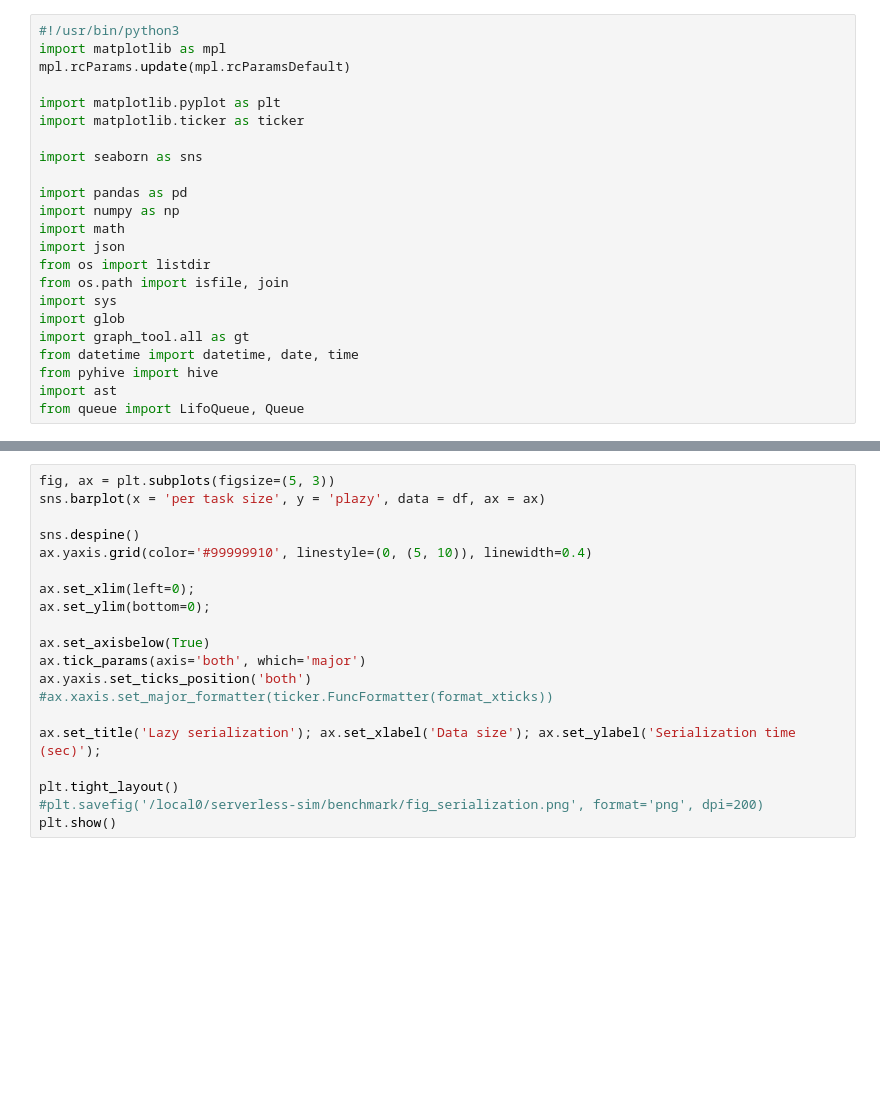
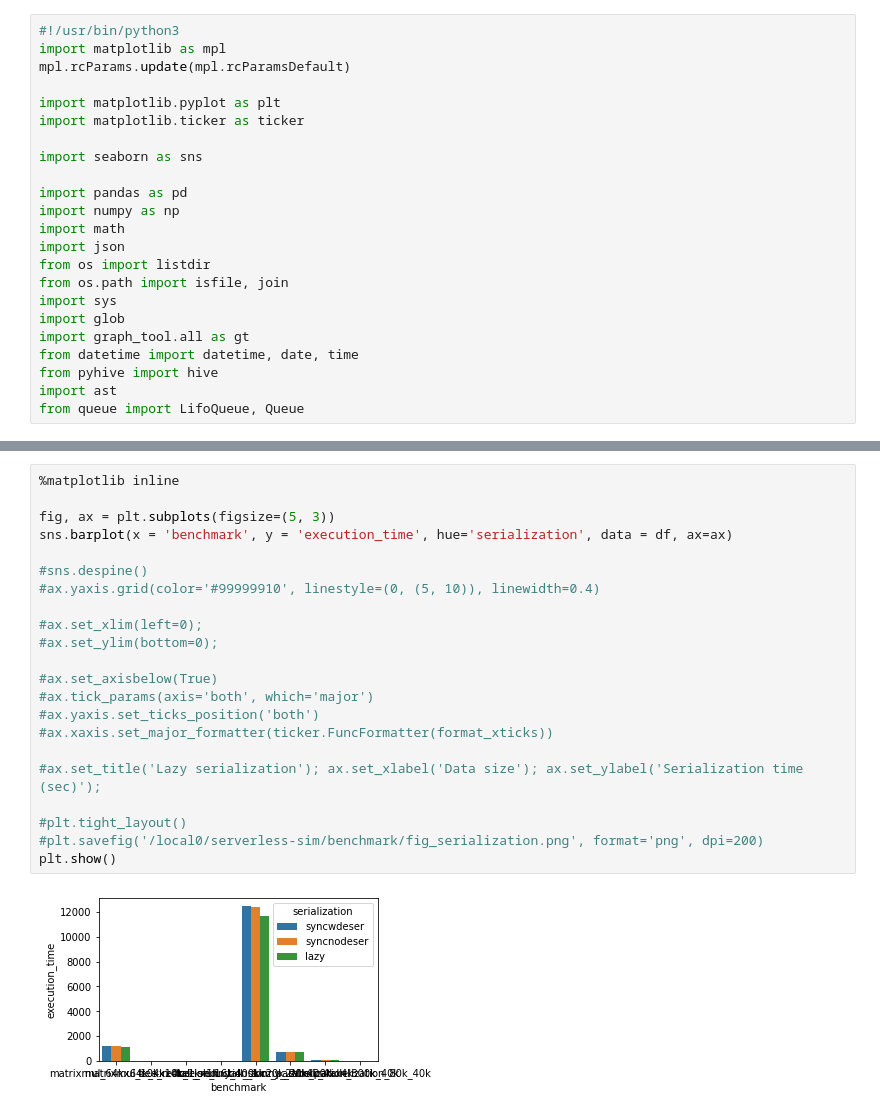
Before and after one commit to KarizCache/serverless, a Jupyter notebook: ipythons/lazy_serialization.ipynb, the cells around one changed output, grey strips where cells are left out. Drawn from its saved outputs; the diff is of its cells as text; blank space fills up the shorter version.

```diff
--- a/ipythons/lazy_serialization.ipynb
+++ b/ipythons/lazy_serialization.ipynb
@@ -38,20 +47,24 @@ df
 # %%
+%matplotlib inline
+
 fig, ax = plt.subplots(figsize=(5, 3))
-sns.barplot(x = 'per task size', y = 'plazy', data = df, ax = ax)
+sns.barplot(x = 'benchmark', y = 'execution_time', hue='serialization', data = df, ax=ax)
 
-sns.despine()
-ax.yaxis.grid(color='#99999910', linestyle=(0, (5, 10)), linewidth=0.4)
+#sns.despine()
+#ax.yaxis.grid(color='#99999910', linestyle=(0, (5, 10)), linewidth=0.4)
 
-ax.set_xlim(left=0);
-ax.set_ylim(bottom=0);
+#ax.set_xlim(left=0);
+#ax.set_ylim(bottom=0);
 
-ax.set_axisbelow(True)
-ax.tick_params(axis='both', which='major')
-ax.yaxis.set_ticks_position('both')
+#ax.set_axisbelow(True)
+#ax.tick_params(axis='both', which='major')
+#ax.yaxis.set_ticks_position('both')
 #ax.xaxis.set_major_formatter(ticker.FuncFormatter(format_xticks))
 
-ax.set_title('Lazy serialization'); ax.set_xlabel('Data size'); ax.set_ylabel('Serialization time (sec)');
+#ax.set_title('Lazy serialization'); ax.set_xlabel('Data size'); ax.set_ylabel('Serialization time (sec)');
 
-plt.tight_layout()
+#plt.tight_layout()
 #plt.savefig('/local0/serverless-sim/benchmark/fig_serialization.png', format='png', dpi=200)
 plt.show()
+# %% [output]
+[figure, added]
```
Also changed, not shown: parts of 4 cells of this notebook, 9 other files.
